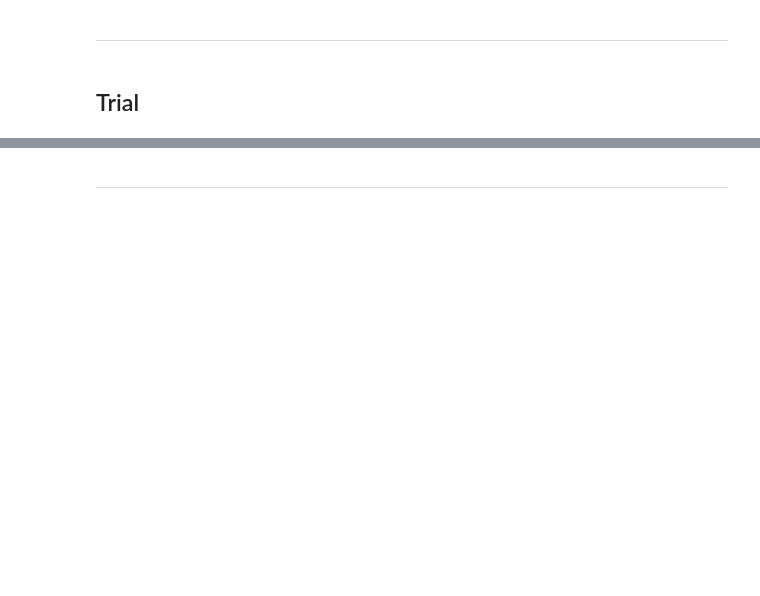
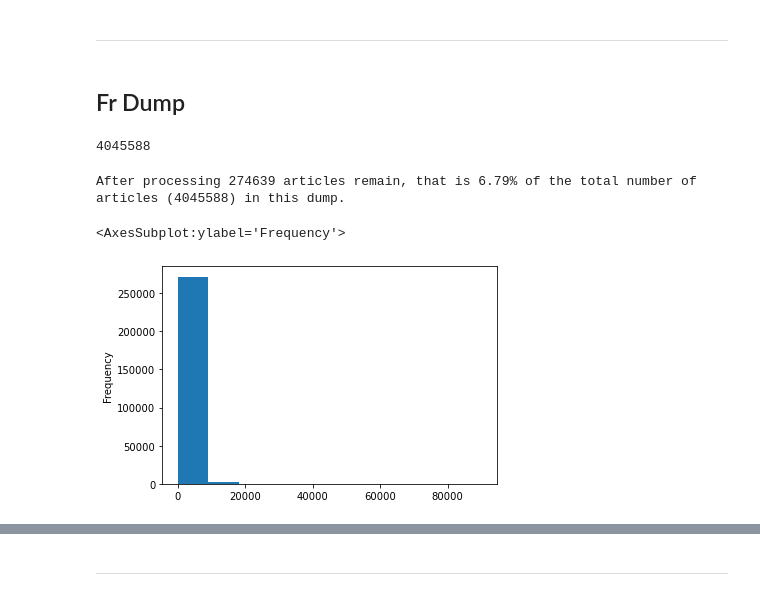
Before and after one commit to seriousdeejay/citynet, a Jupyter notebook: src/analyses/selecting_relevant_articles.ipynb, the cells around one changed output, grey strips where cells are left out. Drawn from its saved outputs; the diff is of its cells as text; code cells hidden in the pictures; blank space fills up the shorter version.

Commit message:
added preprocessing for french wiki

```diff
--- a/src/analyses/selecting_relevant_articles.ipynb
+++ b/src/analyses/selecting_relevant_articles.ipynb
@@ -160,7 +168,7 @@ fp = '../input/List_of_cities_300k.csv' # path to csv with city information
 cities = pd.read_csv(fp, sep=';')
 # %%
 # list of all cities
-name_col = 'Mua_Eng' # for french 'Mua_Fr'
+name_col = 'Mua_Fr' # for french 'Mua_Fr'; for english Mua_Eng
 cities_ls = [city for city in cities[name_col]]
 
 # split combined citynames
@@ -191,11 +199,17 @@ cities_ls
 # %% [markdown]
 ***
 # %% [markdown]
-## Trial
+## Fr Dump
 # %%
-# trial = split_dump(wikidump[:1000])
-# len(trial)
+frwikidump = split_dump(wikidump)
+len(frwikidump)
+# %% [output]
+4045588
 # %%
-# trial_d = process_dump(trial, cities_ls)
+p_frwikidump = process_dump(frwikidump, cities_ls)
+# %% [output]
+After processing 274639 articles remain, that is 6.79% of the total number of articles (4045588) in this dump.
 # %%
-# df = pd.DataFrame(trial_d, columns = ['article_id', 'title', 'text'])
+df = pd.DataFrame(p_frwikidump, columns = ['article_id', 'title', 'text'])
+outputfp = '../../../data/frwikidump.csv'
+df.to_csv(outputfp, index = False)
@@ -203,0 +216,10 @@ cities_ls
+# %%
+df['length'] = [len(text.split()) for text in df.text]
+
+import matplotlib.pyplot as plt
+%matplotlib inline
+
+df['length'].plot.hist()
+# %% [output]
+<AxesSubplot:ylabel='Frequency'>
+[figure, added]
```
Also changed, not shown: parts of 25 cells of this notebook, 1 other file.
